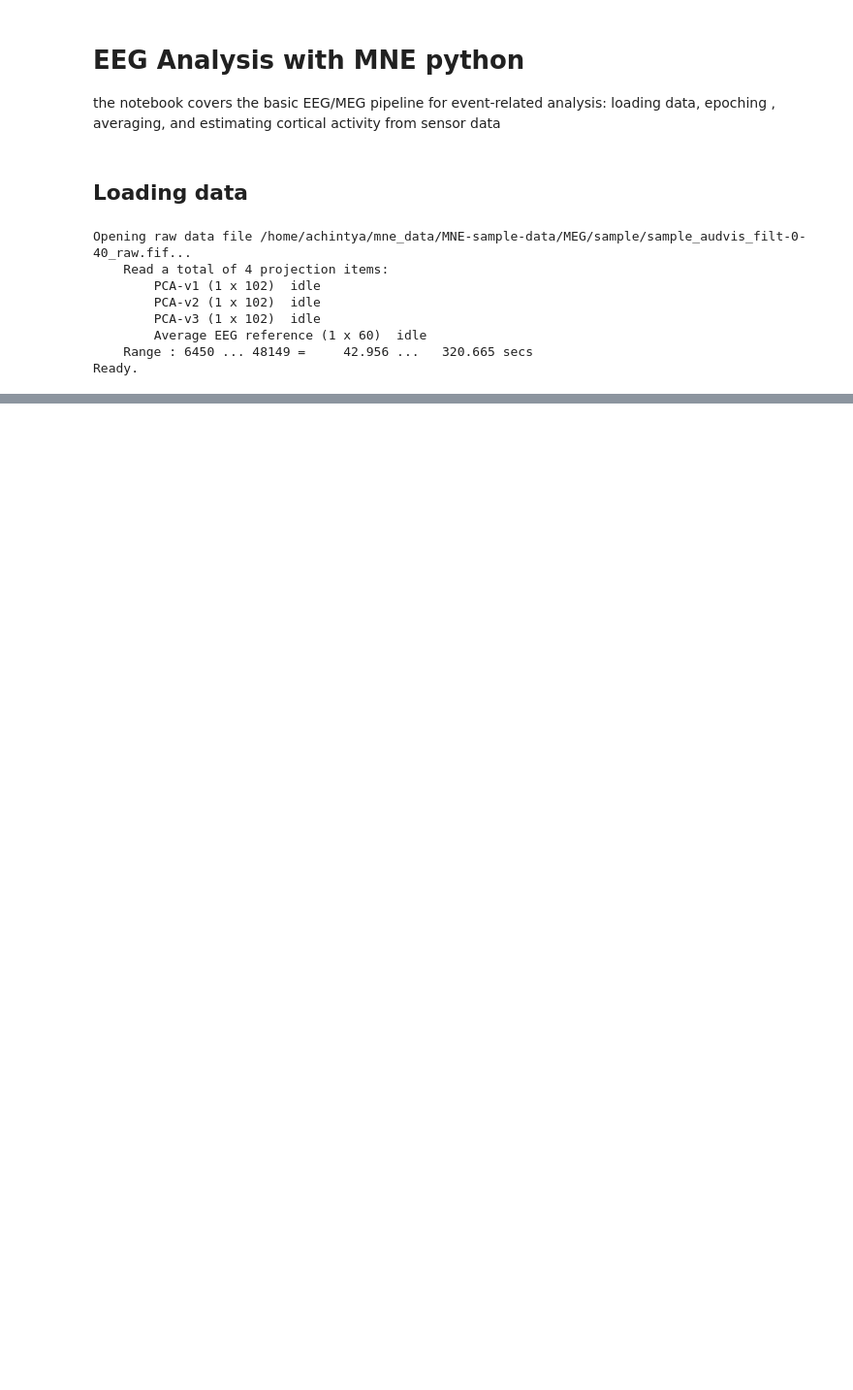
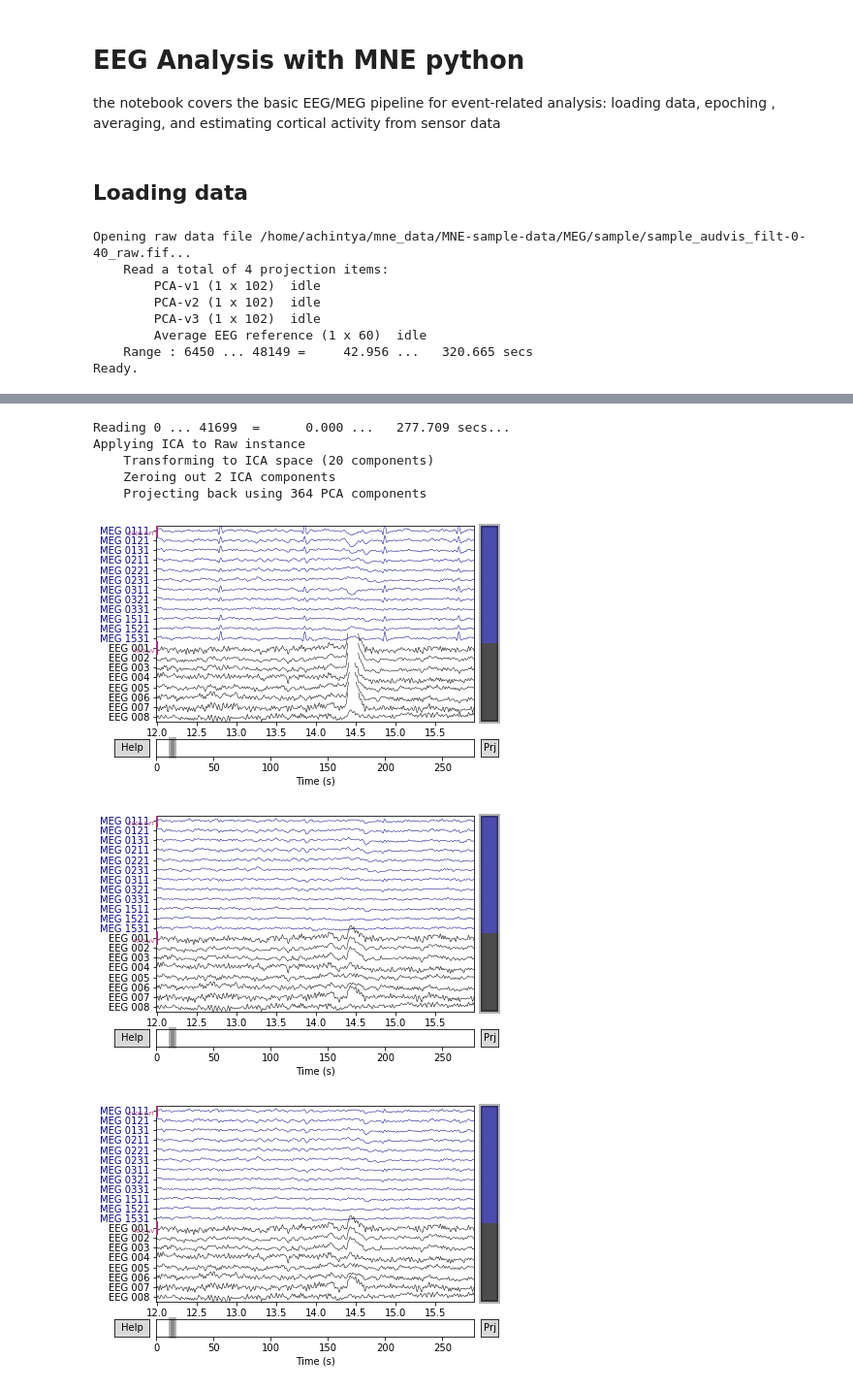
Before and after one commit to AchintyaX/EEG_Analysis, a Jupyter notebook: EEG_signal_processing.ipynb, the cells around one changed output, grey strips where cells are left out. Shown: that part at 97% size. Saved outputs shown, nothing was run; the diff lists cells and outputs as text; code cells hidden in the pictures; blank space fills up the shorter version.

```diff
--- a/EEG_signal_processing.ipynb
+++ b/EEG_signal_processing.ipynb
@@ -24,0 +108,25 @@ Ready.
+# %%
+# When we are confident about the components we want to remove, we pass them
+# as exclude parameter and then aply the ICA to the raw signal
+
+orig_raw = raw.copy()
+raw.load_data()
+ica.apply(raw)
+
+# show some frontal channels to clearly illustrate the artifact removal
+chs = ['MEG 0111', 'MEG 0121', 'MEG 0131', 'MEG 0211', 'MEG 0221', 'MEG 0231',
+       'MEG 0311', 'MEG 0321', 'MEG 0331', 'MEG 1511', 'MEG 1521', 'MEG 1531',
+       'EEG 001', 'EEG 002', 'EEG 003', 'EEG 004', 'EEG 005', 'EEG 006',
+       'EEG 007', 'EEG 008']
+chan_idxs = [raw.ch_names.index(ch) for ch in chs]
+orig_raw.plot(order=chan_idxs, start=12, duration=4)
+raw.plot(order=chan_idxs, start=12, duration=4)
+# %% [output]
+Reading 0 ... 41699  =      0.000 ...   277.709 secs...
+Applying ICA to Raw instance
+    Transforming to ICA space (20 components)
+    Zeroing out 2 ICA components
+    Projecting back using 364 PCA components
+[figure, added]
+[figure, added]
+[figure, added]
```
Also changed, not shown: parts of 10 cells of this notebook.
